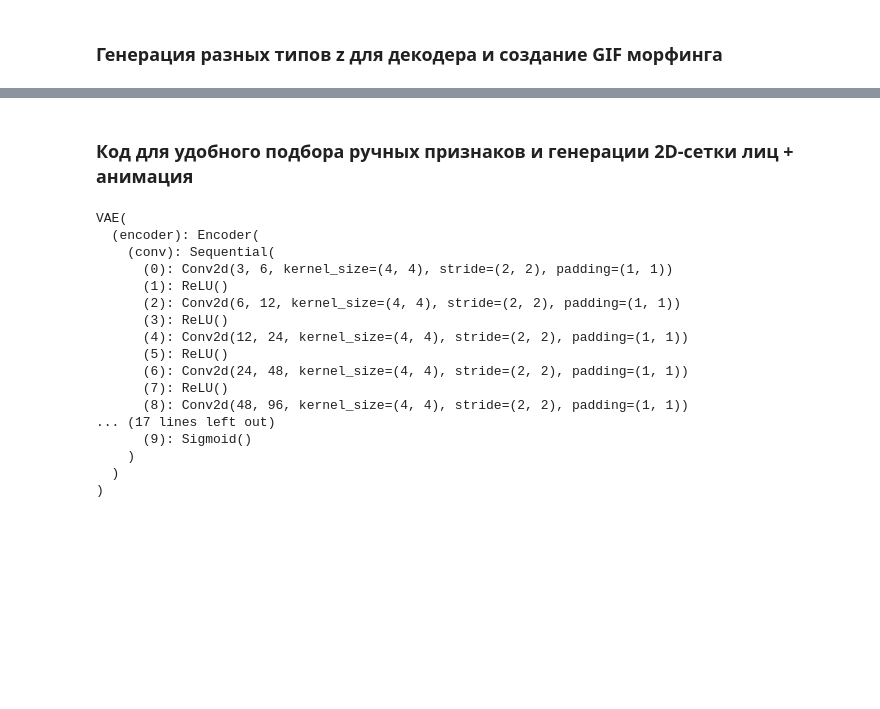
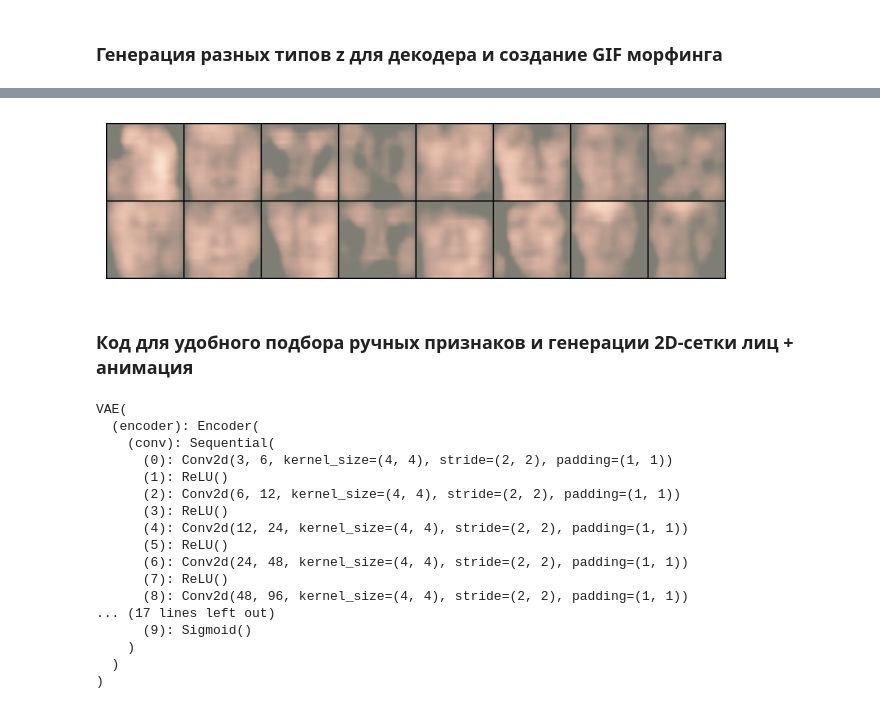
Before and after one commit to teyhd/AvtoEncoder, a Jupyter notebook: vae_faces_final.ipynb, the cells around one changed output, grey strips where cells are left out. Drawn from its saved outputs; the diff is of its cells as text; code cells hidden in the pictures; blank space fills up the shorter version.

```diff
--- a/vae_faces_final.ipynb
+++ b/vae_faces_final.ipynb
@@ -284,10 +342,12 @@ imshow(torchvision.utils.make_grid(vae.decoder(z).cpu()))
 # %%
 # --- 5. Альтернативное распределение (равномерное) ---
 with torch.no_grad():
     z = torch.empty(NUM_PIC, LATENT_DIM).uniform_(-2, 2).to(DEVICE)
     samples = vae.decoder(z)
-    vutils.save_image(samples.cpu(), f'{Z_FOLDER}z_uniform_distribution.png', nrow=4)
+    vutils.save_image(samples.cpu(), f'{Z_FOLDER}/z_uniform_distribution.png', nrow=4)
     imshow(torchvision.utils.make_grid(samples.cpu()))
+# %% [output]
+[figure, added]
 # %% [markdown]
 ### Код для удобного подбора ручных признаков и генерации 2D-сетки лиц + анимация
 # %%
```
Also changed, not shown: parts of 22 cells of this notebook, 2 other files.
